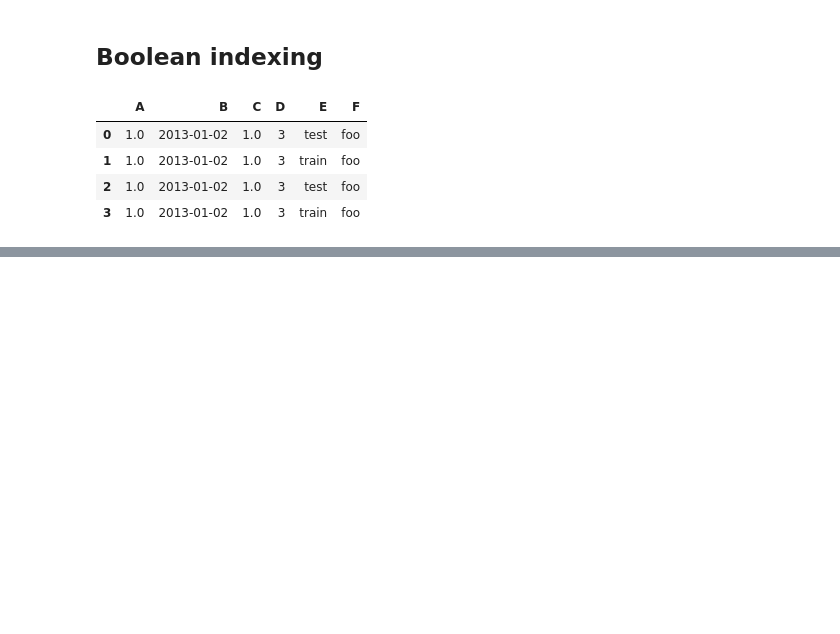
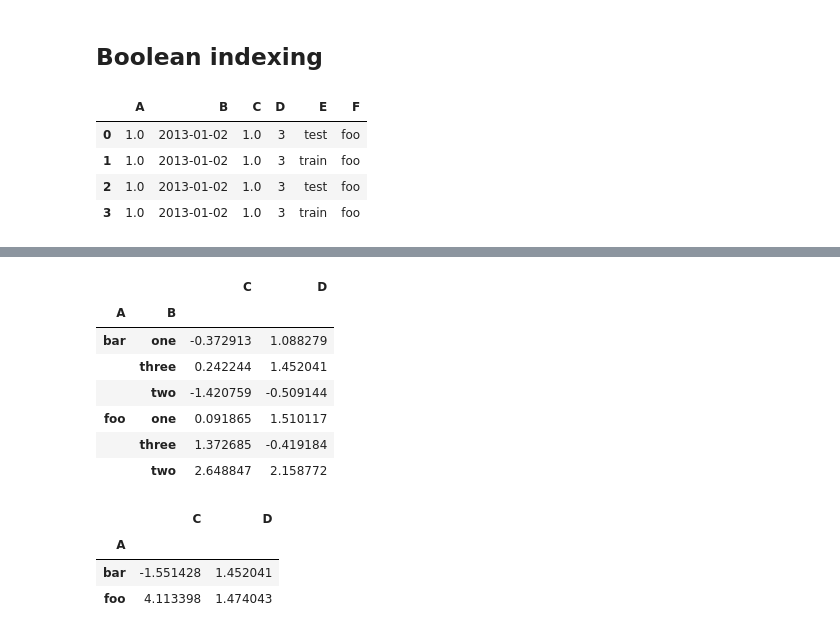
Before and after one commit to Leighson/lighthouse-data-notes-v2, a Jupyter notebook: w02_d2/notes.ipynb, the cells around one changed output, grey strips where cells are left out. Drawn from its saved outputs; the diff is of its cells as text; code cells hidden in the pictures; blank space fills up the shorter version.

```diff
--- a/w02_d2/notes.ipynb
+++ b/w02_d2/notes.ipynb
@@ -559,0 +645,18 @@ df
+# %%
+df.groupby(['A', 'B']).sum()
+# %% [output]
+|  |  | C | D |
+| A | B |  |  |
+| bar | one | -0.372913 | 1.088279 |
+|  | three | 0.242244 | 1.452041 |
+|  | two | -1.420759 | -0.509144 |
+| foo | one | 0.091865 | 1.510117 |
+|  | three | 1.372685 | -0.419184 |
+|  | two | 2.648847 | 2.158772 |
+# %%
+df.groupby('A').agg({'C': np.sum, 'D': np.max})
+# %% [output]
+|  | C | D |
+| A |  |  |
+| bar | -1.551428 | 1.452041 |
+| foo | 4.113398 | 1.474043 |
```
Also changed, not shown: parts of 30 cells of this notebook.
